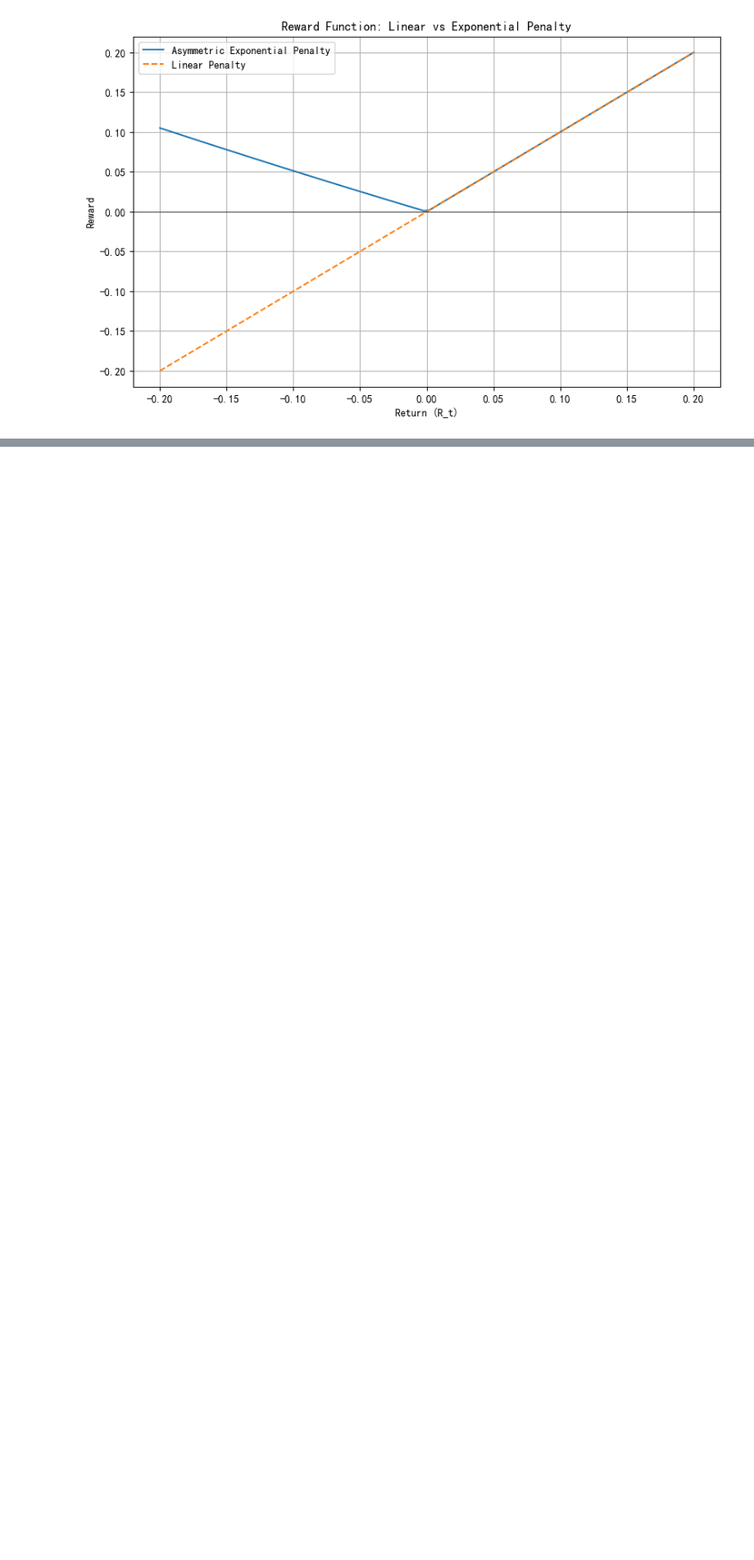
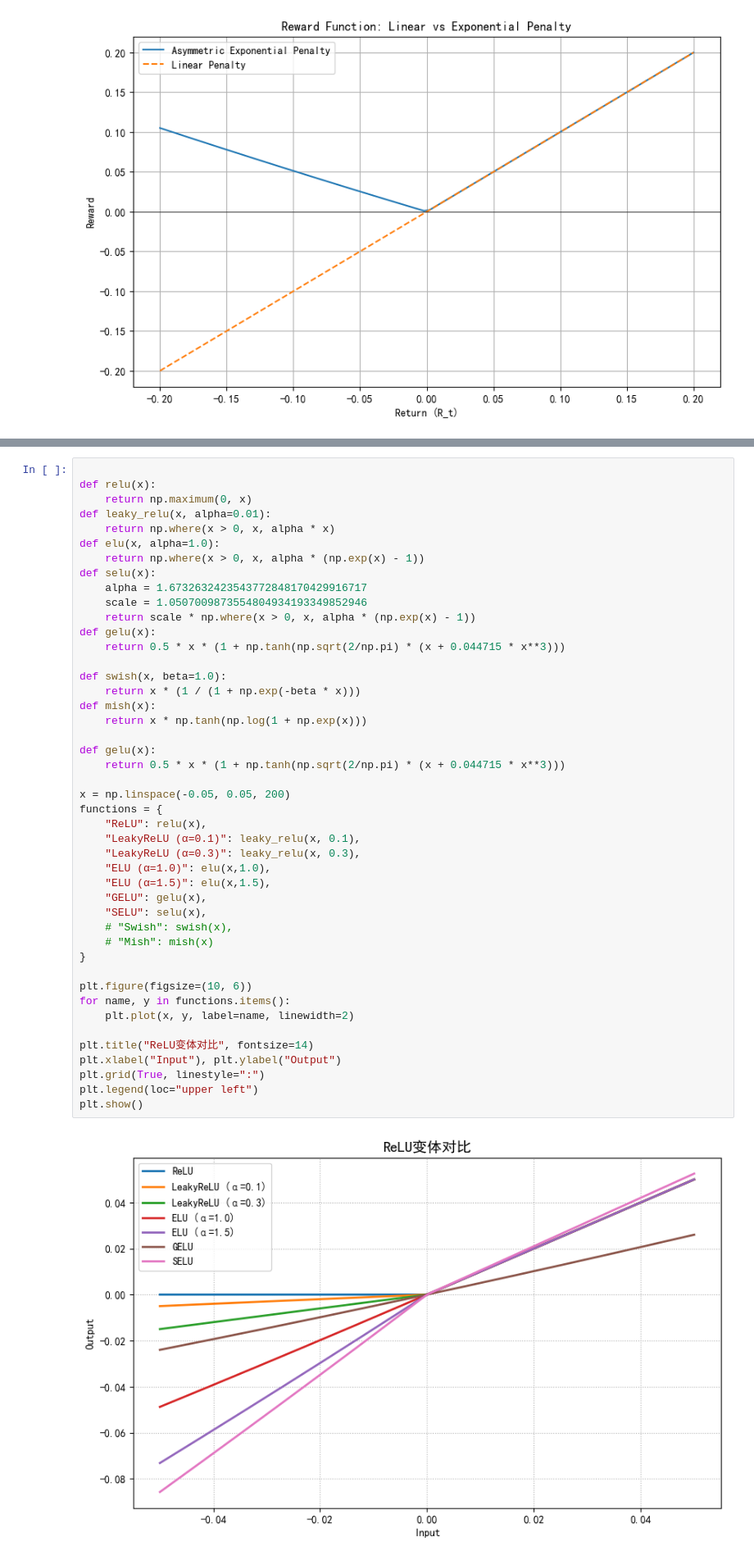
Before and after one commit to ten2net/Gym-Trading-Env, a Jupyter notebook: notebooks/reward.ipynb, the cells around one changed output, grey strips where cells are left out. Shown: that part at 82% size. Drawn from its saved outputs; the diff is of its cells as text; blank space fills up the shorter version.

```diff
--- a/notebooks/reward.ipynb
+++ b/notebooks/reward.ipynb
@@ -122,0 +314,47 @@ plt.show()
+# %%
+
+def relu(x):
+    return np.maximum(0, x)
+def leaky_relu(x, alpha=0.01):
+    return np.where(x > 0, x, alpha * x)
+def elu(x, alpha=1.0):
+    return np.where(x > 0, x, alpha * (np.exp(x) - 1))
+def selu(x):
+    alpha = 1.6732632423543772848170429916717
+    scale = 1.0507009873554804934193349852946
+    return scale * np.where(x > 0, x, alpha * (np.exp(x) - 1))
+def gelu(x):
+    return 0.5 * x * (1 + np.tanh(np.sqrt(2/np.pi) * (x + 0.044715 * x**3)))
+
+def swish(x, beta=1.0):
+    return x * (1 / (1 + np.exp(-beta * x)))
+def mish(x):
+    return x * np.tanh(np.log(1 + np.exp(x)))
+
+def gelu(x):
+    return 0.5 * x * (1 + np.tanh(np.sqrt(2/np.pi) * (x + 0.044715 * x**3)))
+
+x = np.linspace(-0.05, 0.05, 200)
+functions = {
+    "ReLU": relu(x),
+    "LeakyReLU (α=0.1)": leaky_relu(x, 0.1),
+    "LeakyReLU (α=0.3)": leaky_relu(x, 0.3),
+    "ELU (α=1.0)": elu(x,1.0),
+    "ELU (α=1.5)": elu(x,1.5),
+    "GELU": gelu(x),
+    "SELU": selu(x),
+    # "Swish": swish(x),
+    # "Mish": mish(x)
+}
+
+plt.figure(figsize=(10, 6))
+for name, y in functions.items():
+    plt.plot(x, y, label=name, linewidth=2)
+
+plt.title("ReLU变体对比", fontsize=14)
+plt.xlabel("Input"), plt.ylabel("Output")
+plt.grid(True, linestyle=":")
+plt.legend(loc="upper left")
+plt.show()
+# %% [output]
+[figure, added]
```
Also changed, not shown: parts of 3 cells of this notebook.
